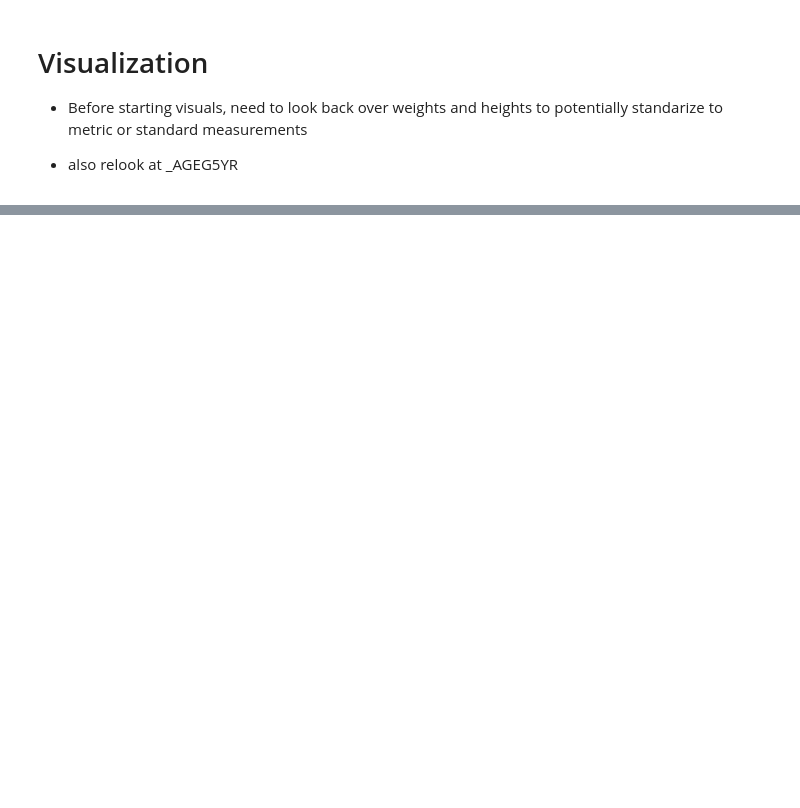
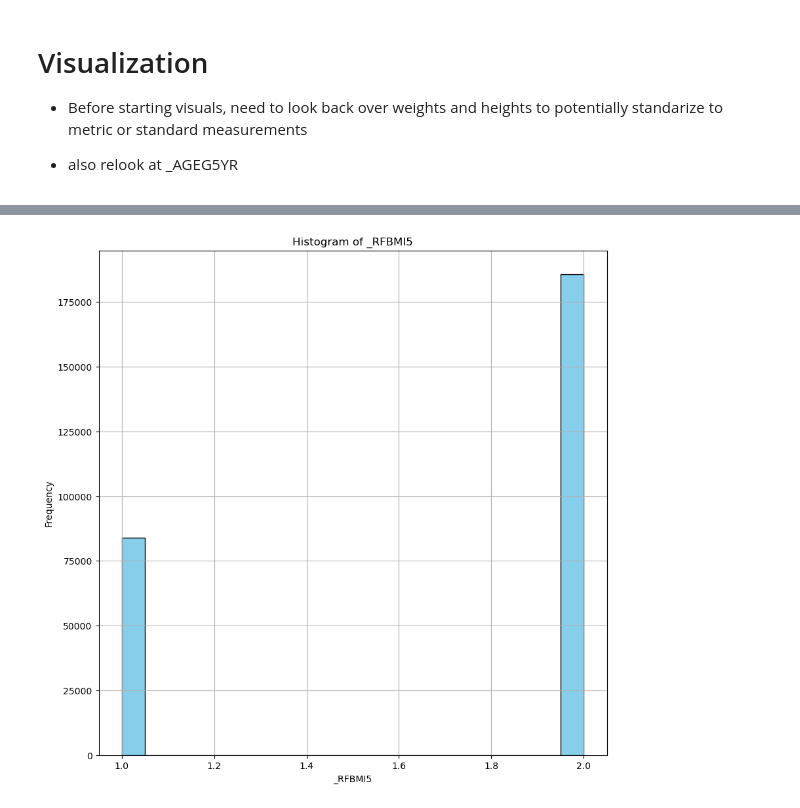
Before and after one commit to ldwilker10/predicting_obesity, a Jupyter notebook: draft_brfss2022.ipynb, the cells around one changed output, grey strips where cells are left out. Saved outputs shown, nothing was run; the diff lists cells and outputs as text; code cells hidden in the pictures; blank space fills up the shorter version.

```diff
--- a/draft_brfss2022.ipynb
+++ b/draft_brfss2022.ipynb
@@ -2332,0 +2511,17 @@ plt.show()
+# %%
+# Plotting Distributions for BMI
+
+import matplotlib.pyplot as plt
+
+column_name = '_RFBMI5'
+
+# Plot histogram
+plt.figure(figsize=(10, 10))
+plt.hist((df_final[column_name] ), bins=20, color='skyblue', edgecolor='black')
+plt.title('Histogram of ' + column_name)
+plt.xlabel(column_name)
+plt.ylabel('Frequency')
+plt.grid(True)
+plt.show()
+# %% [output]
+[figure, added]
```
Also changed, not shown: parts of 25 cells of this notebook.
